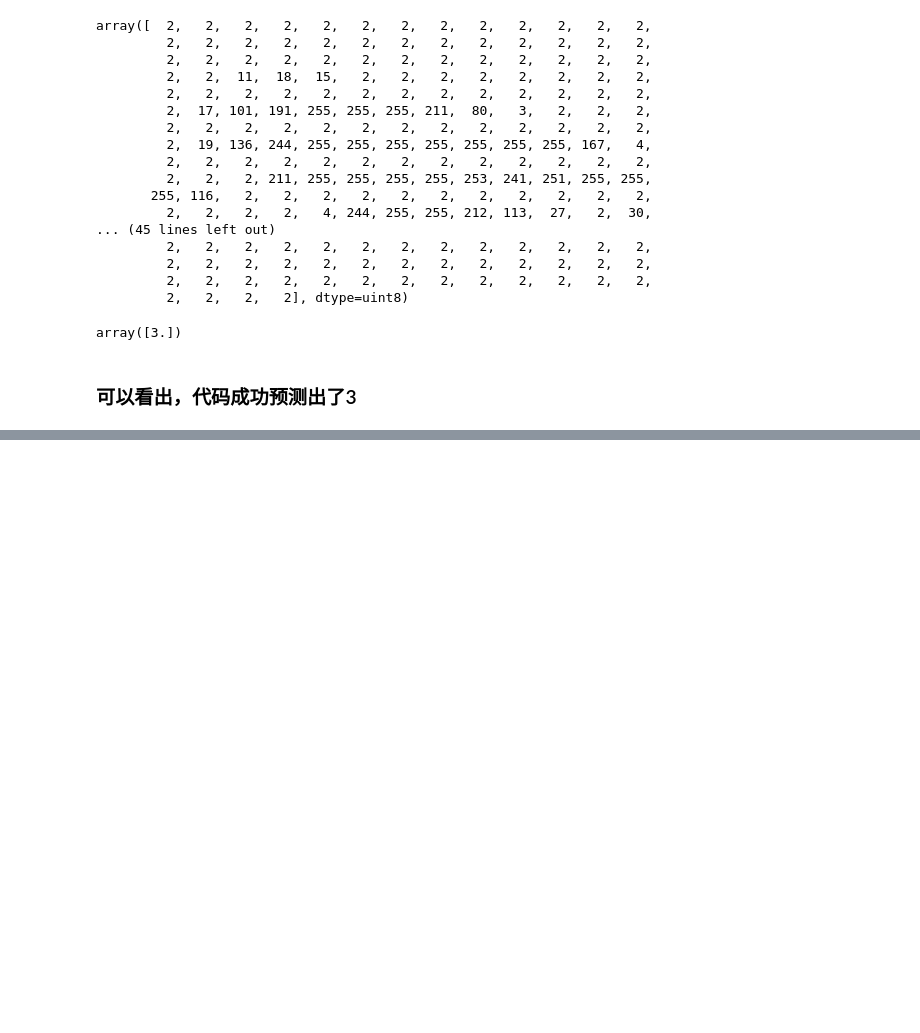
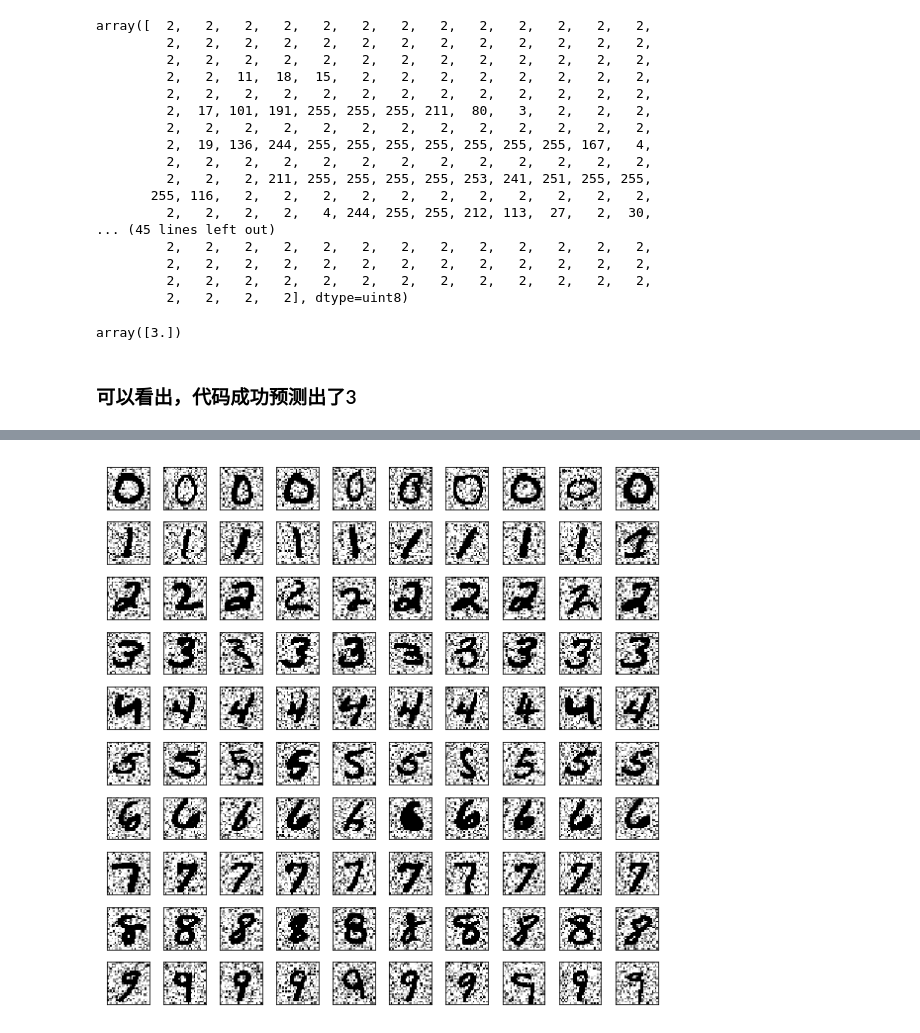
Before and after one commit to DingAllen/pattern-recognization-homework, a Jupyter notebook: random forest.ipynb, the cells around one changed output, grey strips where cells are left out. Saved outputs shown, nothing was run; the diff lists cells and outputs as text; code cells hidden in the pictures; blank space fills up the shorter version.

```diff
--- a/random forest.ipynb
+++ b/random forest.ipynb
@@ -81,0 +122,6 @@ array([3.])
+# %%
+noisy_digits = example_digits + np.random.normal(0, 10, size=example_digits.shape)
+# %%
+plot_digits(noisy_digits)
+# %% [output]
+[figure, added]
```
Also changed, not shown: parts of 10 cells of this notebook.
